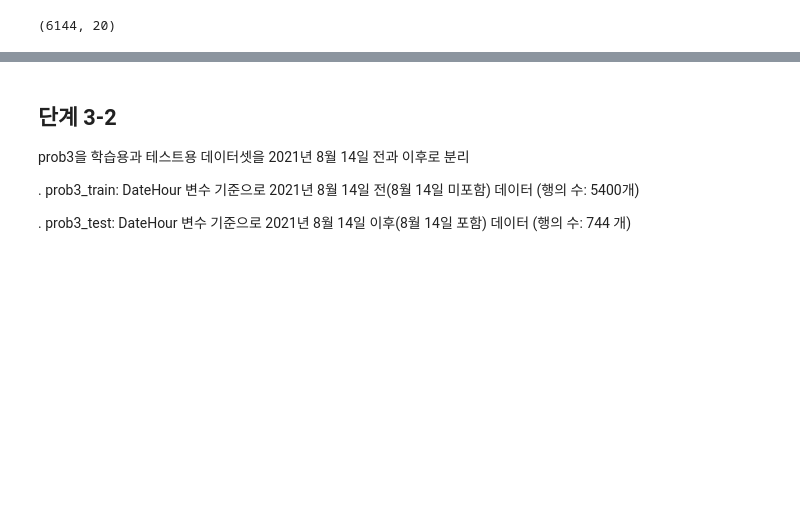
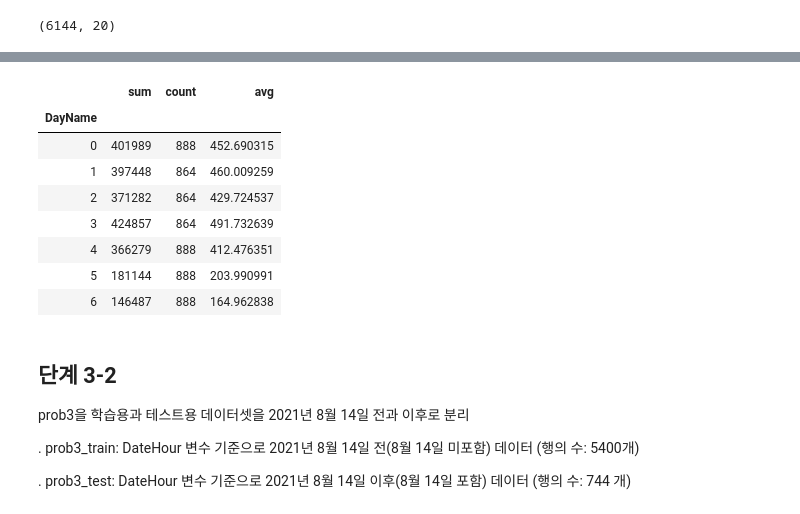
Before and after one commit to sunkusun9/DS_lv3_2409, a Jupyter notebook: sec_ds_lv3_prob3_prob.ipynb, the cells around one changed output, grey strips where cells are left out. Drawn from its saved outputs; the diff is of its cells as text; code cells hidden in the pictures; blank space fills up the shorter version.

```diff
--- a/sec_ds_lv3_prob3_prob.ipynb
+++ b/sec_ds_lv3_prob3_prob.ipynb
@@ -1089,3 +1089,17 @@ df_prob1.shape
+# %%
+df_prob3.groupby('DayName')['TotalHour'].agg(['sum', 'count']).assign(
+    avg = lambda x: x['sum'] / x['count']
+)
+# %% [output]
+|  | sum | count | avg |
+| DayName |  |  |  |
+| 0 | 401989 | 888 | 452.690315 |
+| 1 | 397448 | 864 | 460.009259 |
+| 2 | 371282 | 864 | 429.724537 |
+| 3 | 424857 | 864 | 491.732639 |
+| 4 | 366279 | 888 | 412.476351 |
+| 5 | 181144 | 888 | 203.990991 |
+| 6 | 146487 | 888 | 164.962838 |
 # %% [markdown]
 ## 단계 3-2
 
```
Also changed, not shown: parts of 101 cells of this notebook.
